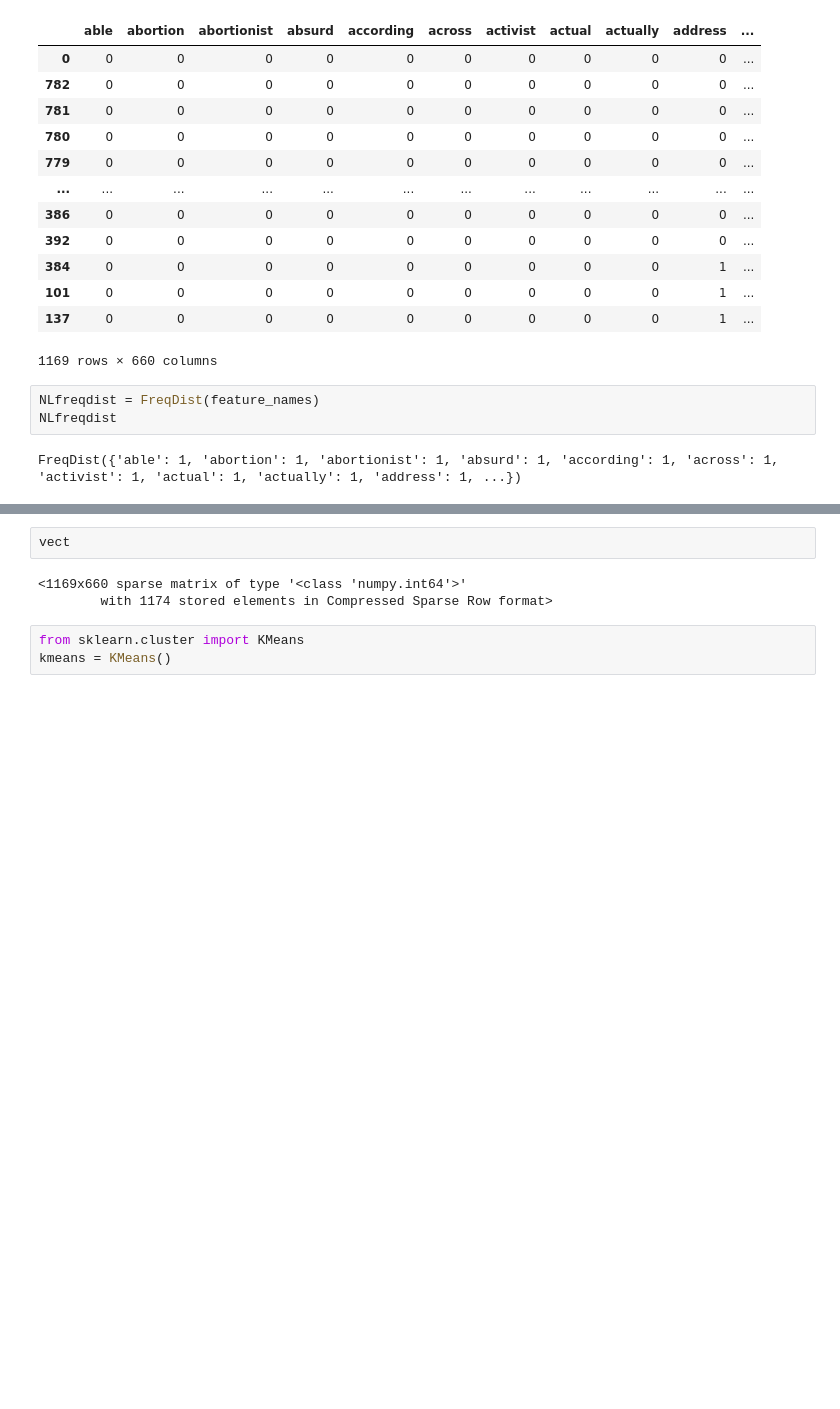
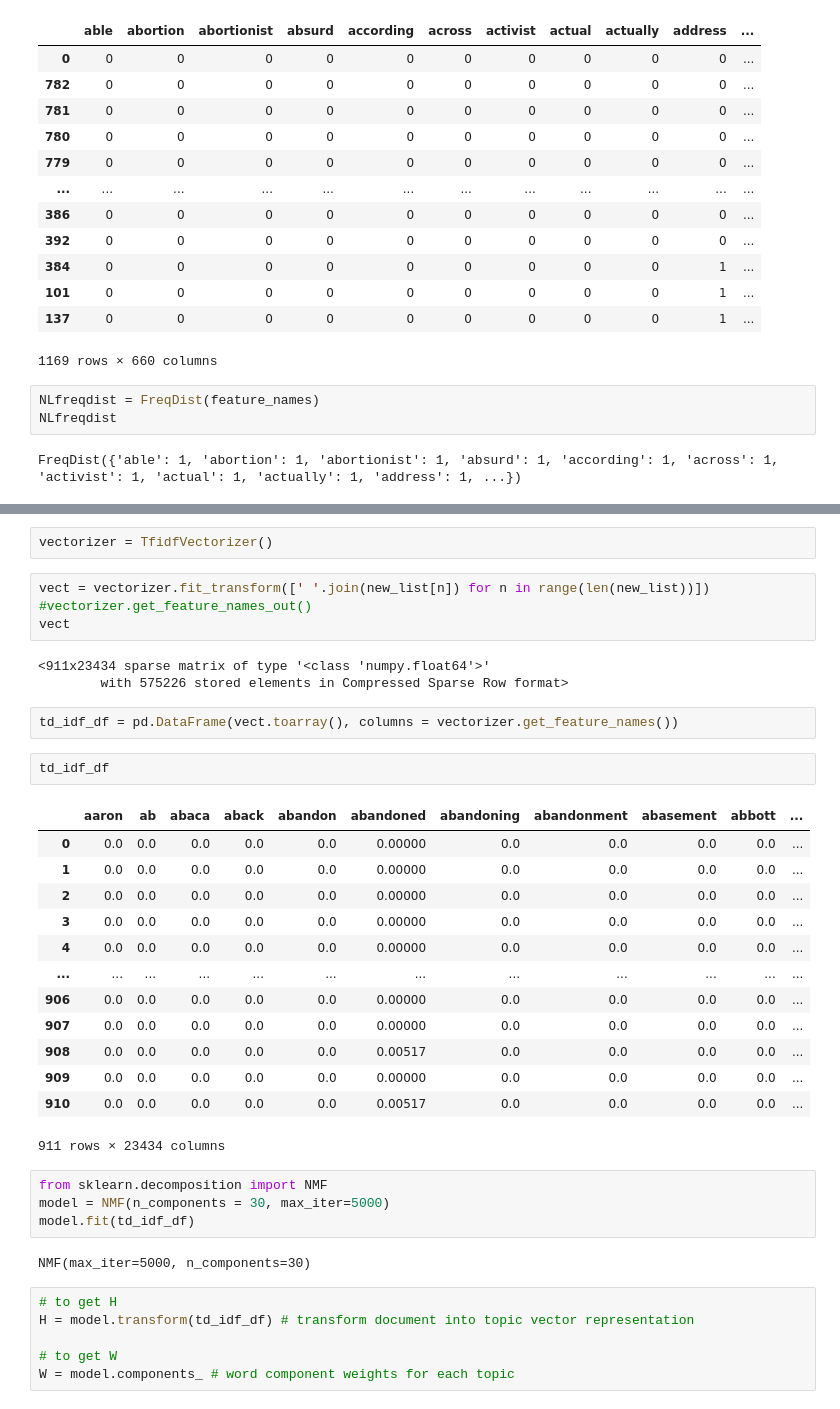
Before and after one commit to DanlBradley/TCNLP, a Jupyter notebook: M-EDA.ipynb, the cells around one changed output, grey strips where cells are left out. Drawn from its saved outputs; the diff is of its cells as text; blank space fills up the shorter version.

```diff
--- a/M-EDA.ipynb
+++ b/M-EDA.ipynb
@@ -316,8 +305,39 @@ vect = vectorize.fit_transform(new_list[0])
-# %%
-vect
-# %% [output]
-<1169x660 sparse matrix of type '<class 'numpy.int64'>'
-        with 1174 stored elements in Compressed Sparse Row format>
-# %%
-from sklearn.cluster import KMeans
-kmeans = KMeans()
+# %%
+vectorizer = TfidfVectorizer()
+# %%
+vect = vectorizer.fit_transform([' '.join(new_list[n]) for n in range(len(new_list))])
+#vectorizer.get_feature_names_out()
+vect
+# %% [output]
+<911x23434 sparse matrix of type '<class 'numpy.float64'>'
+        with 575226 stored elements in Compressed Sparse Row format>
+# %%
+td_idf_df = pd.DataFrame(vect.toarray(), columns = vectorizer.get_feature_names())
+# %%
+td_idf_df
+# %% [output]
+|  | aaron | ab | abaca | aback | abandon | abandoned | abandoning | abandonment | abasement | abbott | ... |
+| 0 | 0.0 | 0.0 | 0.0 | 0.0 | 0.0 | 0.00000 | 0.0 | 0.0 | 0.0 | 0.0 | ... |
+| 1 | 0.0 | 0.0 | 0.0 | 0.0 | 0.0 | 0.00000 | 0.0 | 0.0 | 0.0 | 0.0 | ... |
+| 2 | 0.0 | 0.0 | 0.0 | 0.0 | 0.0 | 0.00000 | 0.0 | 0.0 | 0.0 | 0.0 | ... |
+| 3 | 0.0 | 0.0 | 0.0 | 0.0 | 0.0 | 0.00000 | 0.0 | 0.0 | 0.0 | 0.0 | ... |
+| 4 | 0.0 | 0.0 | 0.0 | 0.0 | 0.0 | 0.00000 | 0.0 | 0.0 | 0.0 | 0.0 | ... |
+| ... | ... | ... | ... | ... | ... | ... | ... | ... | ... | ... | ... |
+| 906 | 0.0 | 0.0 | 0.0 | 0.0 | 0.0 | 0.00000 | 0.0 | 0.0 | 0.0 | 0.0 | ... |
+| 907 | 0.0 | 0.0 | 0.0 | 0.0 | 0.0 | 0.00000 | 0.0 | 0.0 | 0.0 | 0.0 | ... |
+| 908 | 0.0 | 0.0 | 0.0 | 0.0 | 0.0 | 0.00517 | 0.0 | 0.0 | 0.0 | 0.0 | ... |
+| 909 | 0.0 | 0.0 | 0.0 | 0.0 | 0.0 | 0.00000 | 0.0 | 0.0 | 0.0 | 0.0 | ... |
+| 910 | 0.0 | 0.0 | 0.0 | 0.0 | 0.0 | 0.00517 | 0.0 | 0.0 | 0.0 | 0.0 | ... |
+911 rows × 23434 columns
+# %%
+from sklearn.decomposition import NMF
+model = NMF(n_components = 30, max_iter=5000)
+model.fit(td_idf_df)
+# %% [output]
+NMF(max_iter=5000, n_components=30)
+# %%
+# to get H
+H = model.transform(td_idf_df) # transform document into topic vector representation
+
+# to get W
+W = model.components_ # word component weights for each topic
```
Also changed, not shown: parts of 11 cells of this notebook, 1 other file.
